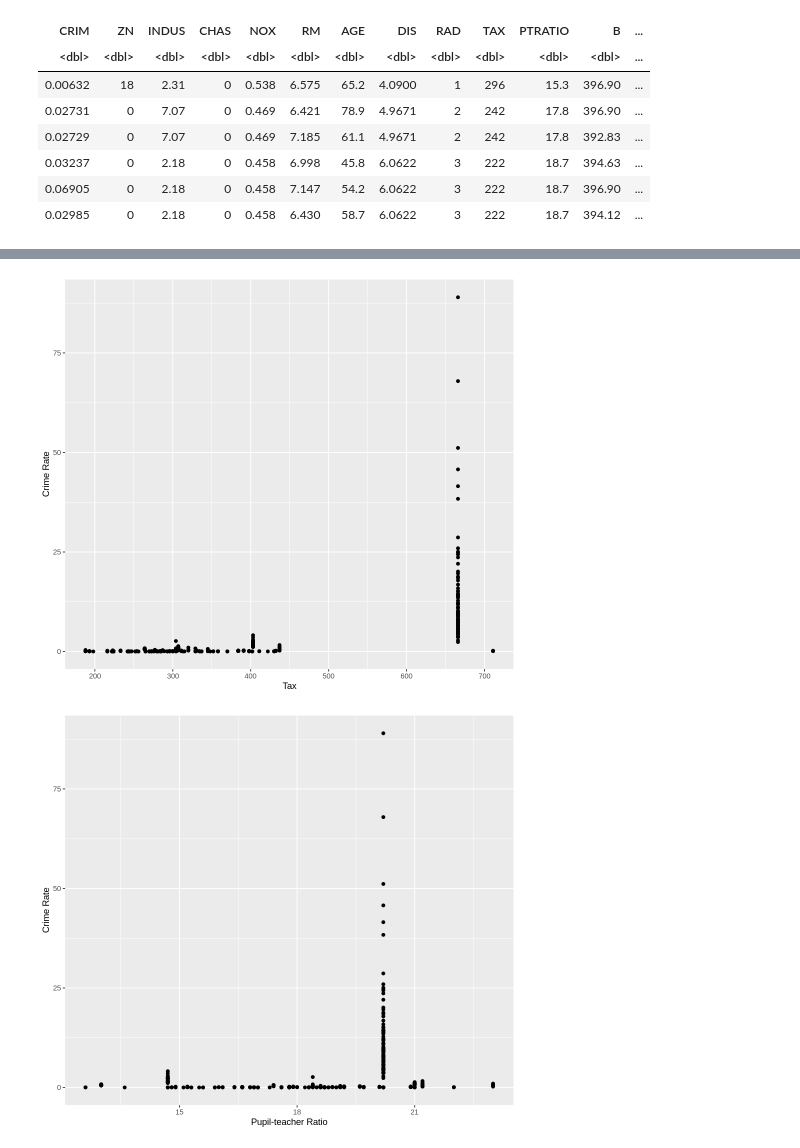
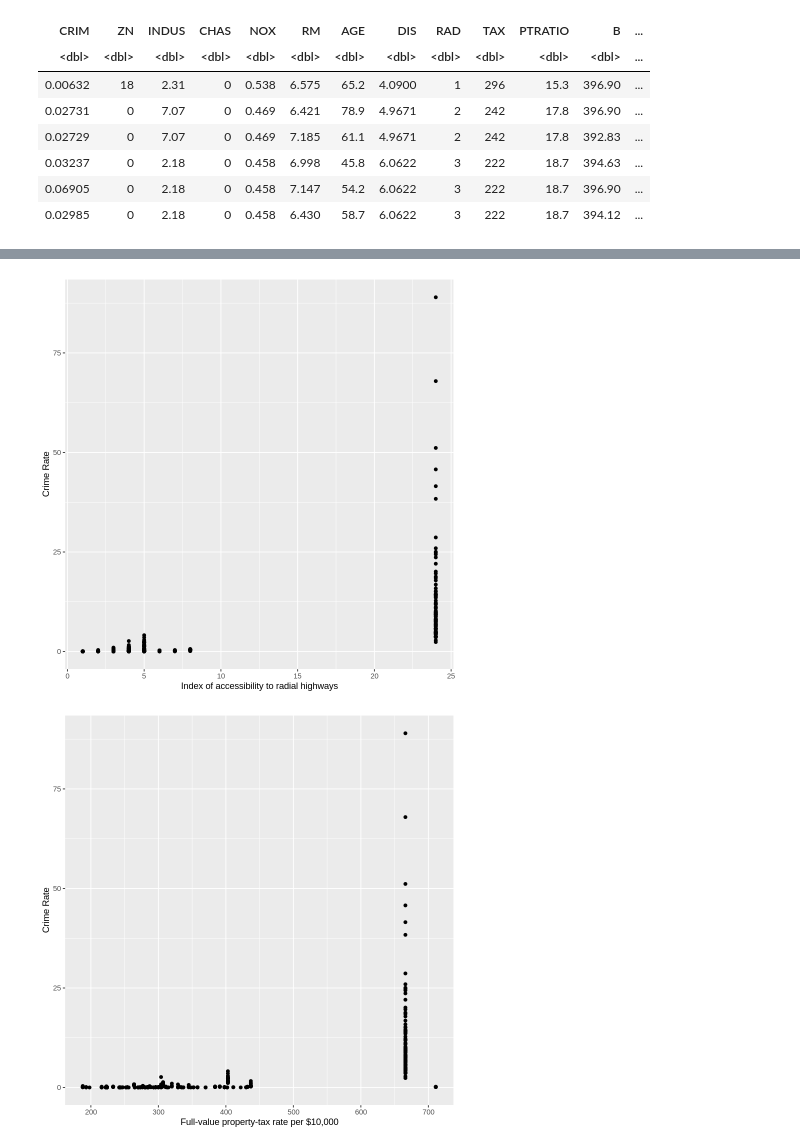
Before and after one commit to Zane-Z/DSCI-100-Group-Project, a Jupyter notebook: Group Proposal.ipynb, the cells around one changed output, grey strips where cells are left out. Drawn from its saved outputs; the diff is of its cells as text; code cells hidden in the pictures.

```diff
--- a/Group Proposal.ipynb
+++ b/Group Proposal.ipynb
@@ -84,34 +107,28 @@ A tibble: 4 × 4
 # %%
-# FIXME:
-# display <- function (x_value, x_axis) {
-# options(repr.plot.width = 8, repr.plot.height = 7)
-# plot <- ggplot(data_training, aes(x = x_value, y = CRIM)) +
-#   geom_point() +
-#   xlab(x_axis) +
-#   ylab("Crime Rate")
-# plot
-# }
-
-# display(TAX, "Tax")
+plot_rad <- ggplot(data_training, aes(x = RAD, y = CRIM)) +
+  geom_point() +
+  xlab("Index of accessibility to radial highways") +
+  ylab("Crime Rate")
 
 plot_tax <- ggplot(data_training, aes(x = TAX, y = CRIM)) +
   geom_point() +
-  xlab("Tax") +
+  xlab("Full-value property-tax rate per $10,000") +
   ylab("Crime Rate")
 
-plot_pt <- ggplot(data_training, aes(x = PTRATIO, y = CRIM)) +
+plot_indus <- ggplot(data_training, aes(x = INDUS, y = CRIM)) +
   geom_point() +
-  xlab("Pupil-teacher Ratio") +
+  xlab("Proportion of non-retail business acres per town") +
   ylab("Crime Rate")
 
-plot_b <- ggplot(data_training, aes(x = B, y = CRIM)) +
+plot_lstat <- ggplot(data_training, aes(x = LSTAT, y = CRIM)) +
   geom_point() +
-  xlab("Black People Percentage") +
+  xlab("% lower status of the population") +
   ylab("Crime Rate")
 
+plot_rad
 plot_tax
-plot_pt
-plot_b
+plot_indus
+plot_lstat
 # %% [output]
-[figure, old version]
+[figure, new version]
-[figure, old version]
+[figure, new version]
```
Also changed, not shown: parts of 5 cells of this notebook.
